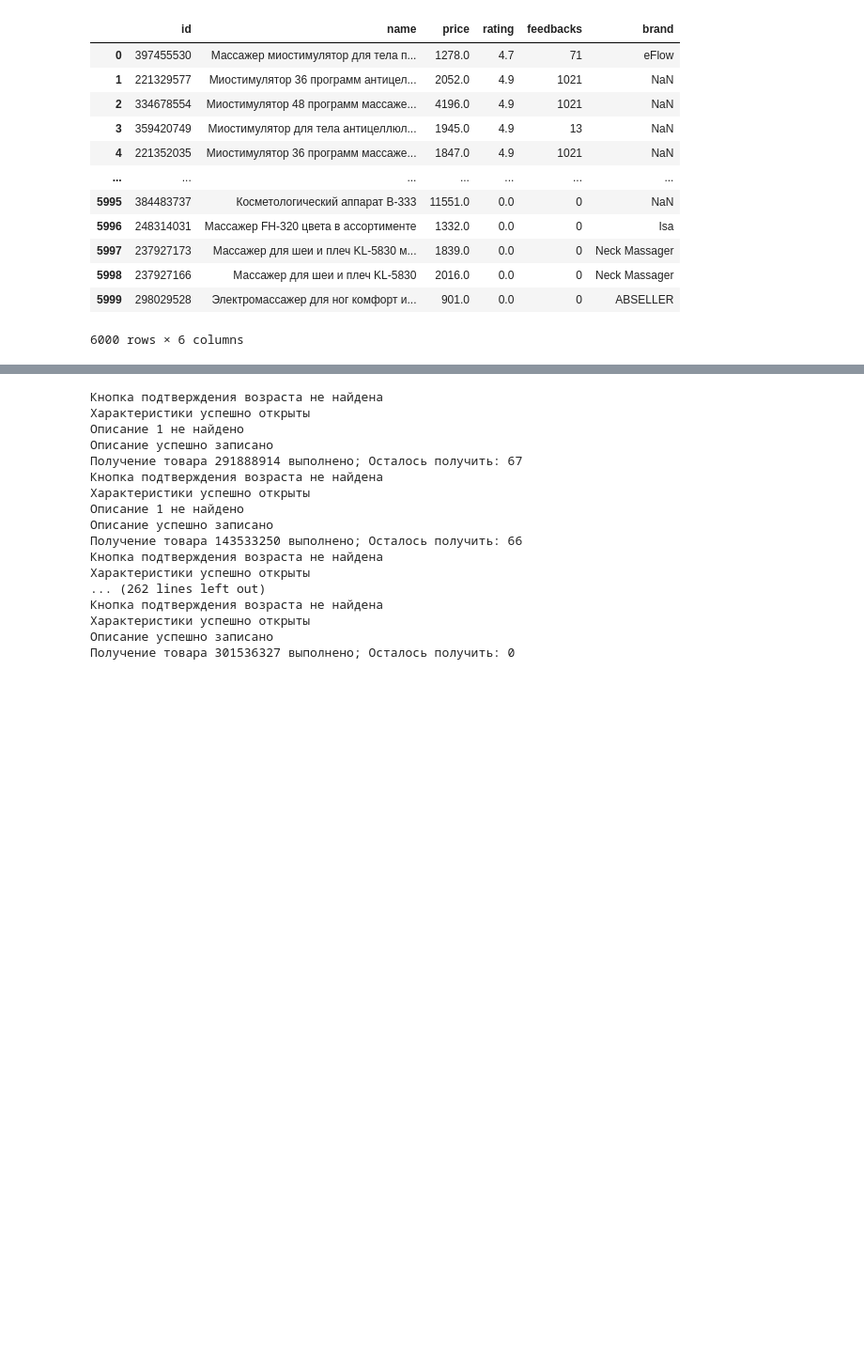
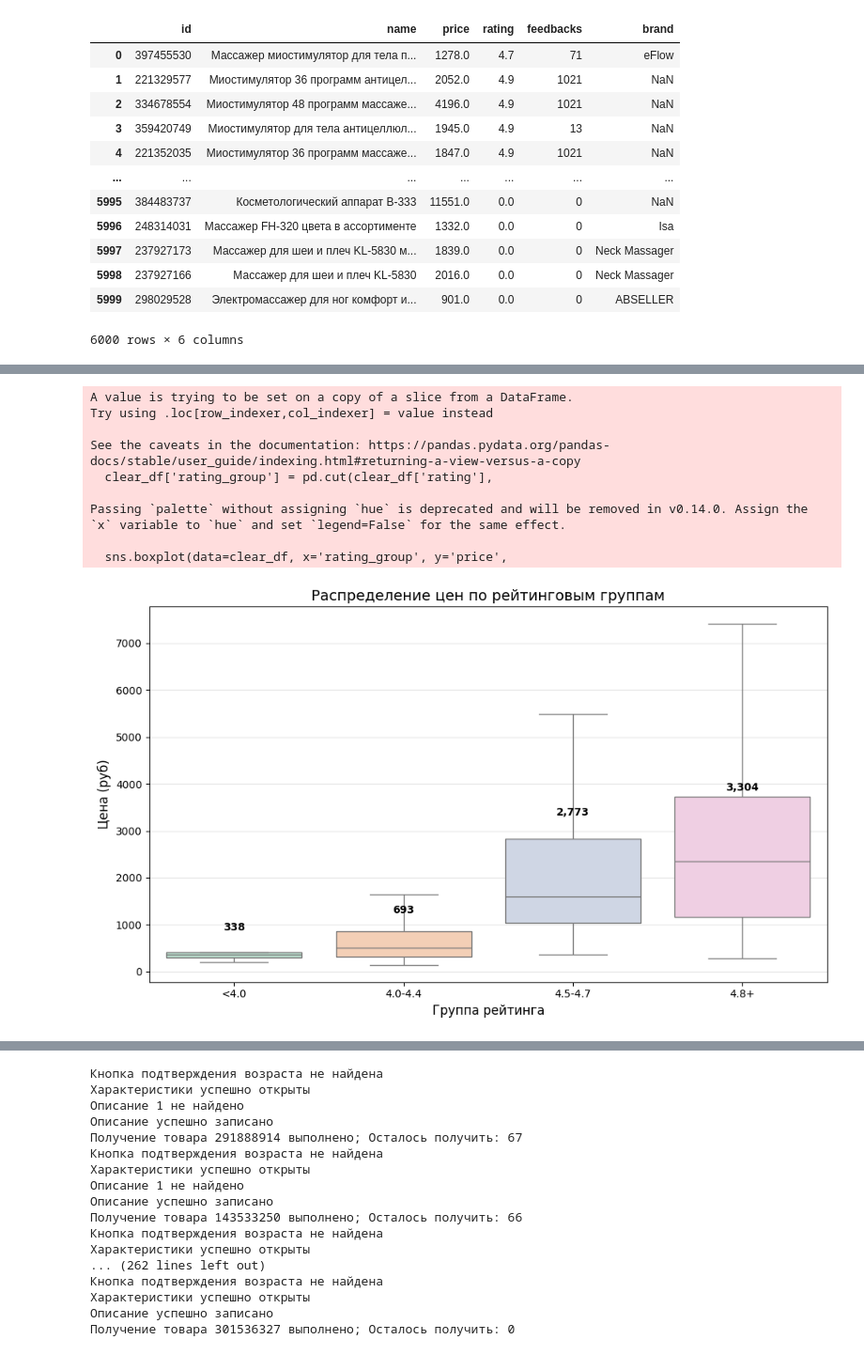
Before and after one commit to nekitmilk/ElectroPunk, a Jupyter notebook: src/notebooks/analisys.ipynb, the cells around one changed output, grey strips where cells are left out. Shown at 94% size. Drawn from its saved outputs; the diff is of its cells as text; code cells hidden in the pictures; blank space fills up the shorter version.

```diff
--- a/src/notebooks/analisys.ipynb
+++ b/src/notebooks/analisys.ipynb
@@ -135,0 +263,37 @@ clear_df.to_csv("../data/cleared_wb_products.csv")
+# %%
+#
+
+plt.figure(figsize=(10, 6))
+
+# Создаем рейтинговые группы
+clear_df['rating_group'] = pd.cut(clear_df['rating'],
+                                   bins=[0, 3.9, 4.4, 4.7, 5],
+                                   labels=['<4.0', '4.0-4.4', '4.5-4.7', '4.8+'])
+
+sns.boxplot(data=clear_df, x='rating_group', y='price',
+           palette='Pastel2', showfliers=False)
+
+plt.title('Распределение цен по рейтинговым группам', fontsize=14)
+plt.xlabel('Группа рейтинга', fontsize=12)
+plt.ylabel('Цена (руб)', fontsize=12)
+plt.grid(axis='y', alpha=0.3)
+
+# Добавляем средние значения
+means = clear_df.groupby('rating_group')['price'].mean()
+for i, mean in enumerate(means):
+    plt.text(i, mean+500, f'{mean:,.0f}',
+            ha='center', va='bottom', fontweight='bold')
+
+plt.tight_layout()
+plt.show()
+# %% [output]
+A value is trying to be set on a copy of a slice from a DataFrame.
+Try using .loc[row_indexer,col_indexer] = value instead
+
+See the caveats in the documentation: https://pandas.pydata.org/pandas-docs/stable/user_guide/indexing.html#returning-a-view-versus-a-copy
+  clear_df['rating_group'] = pd.cut(clear_df['rating'],
+
+Passing `palette` without assigning `hue` is deprecated and will be removed in v0.14.0. Assign the `x` variable to `hue` and set `legend=False` for the same effect.
+
+  sns.boxplot(data=clear_df, x='rating_group', y='price',
+[figure, added]
```
Also changed, not shown: parts of 9 cells of this notebook, 3 other files.
